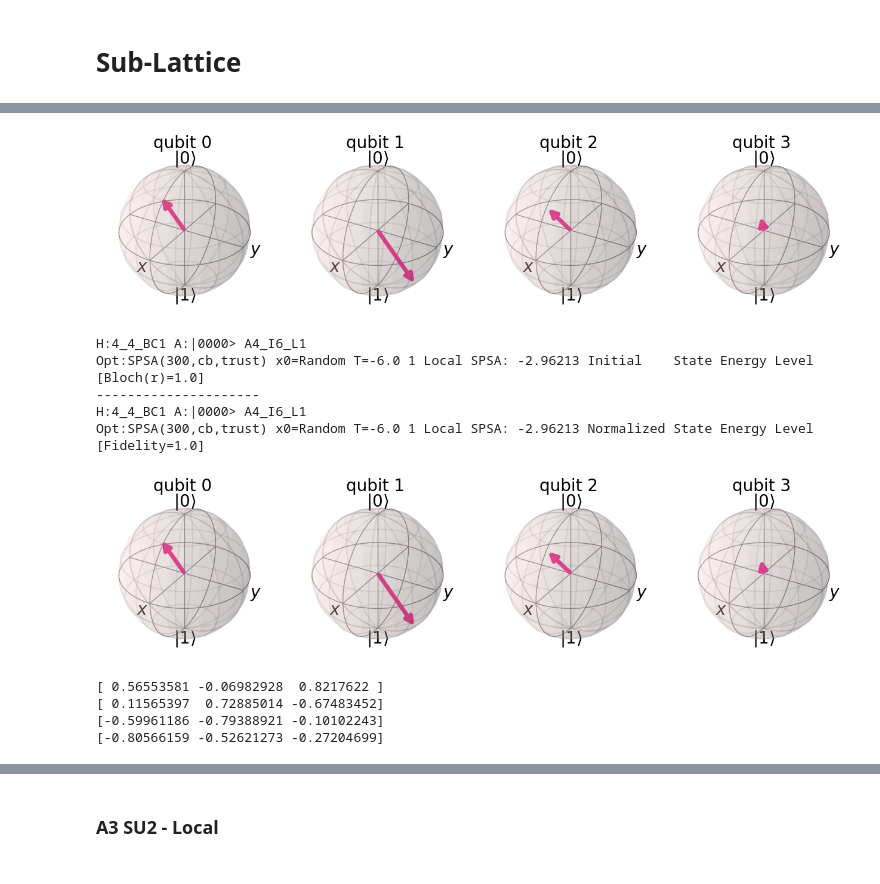
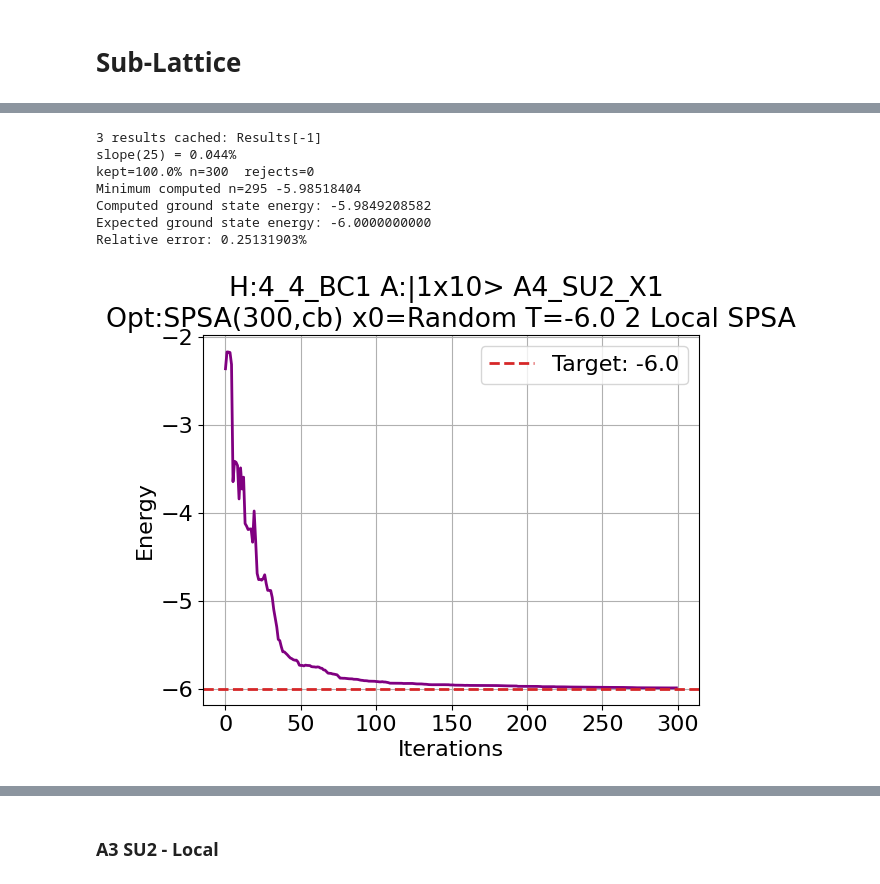
Before and after one commit to rrodenbusch/open-science-prize-2022, a Jupyter notebook: SubLattice.ipynb, the cells around one changed output, grey strips where cells are left out. Drawn from its saved outputs; the diff is of its cells as text; code cells hidden in the pictures.

Commit message:
updated data cacheing

```diff
--- a/SubLattice.ipynb
+++ b/SubLattice.ipynb
@@ -839,11 +677,0 @@ print(f"A[{Alabel}].expectation({Hlabel})={np.around(np.real(E),4)} E0={np.aroun
-# %%
-# fnameFull     = 'FullLatticeResults.dump'
-# fnameSub      = 'SubLatticeResults02.dump'   # Results for the sq_4 analysis
-# fnameSub3 = 'SubLatticeResults03.dump'
-fnameH4_4_BC1 = 'H4_4_BC1.dump'
-
-SubResults = kagome.load_customVQE(fnameH4_4_BC1)
-if len(SubResults) == 0:
-    print(f"{fnameSub} empty; Clearing init_points")
-    init_points.clear()
-# SubResults = []
@@ -885,0 +834,13 @@ SPSA_12_label = 'SPSA(100,cb)'
+# %%
+# fnameFull     = 'FullLatticeResults.dump'
+# fnameSub      = 'SubLatticeResults02.dump'   # Results for the sq_4 analysis
+# fnameSub3 = 'SubLatticeResults03.dump'
+fnameH4_4_BC1 = 'H4_4_BC1.dump'
+fnameH4_4_BCSV = 'H4_4_BCSV.dump'
+SvectorResults = []
+SvectorResults.append(SubResults[-1])
+# SubResults = kagome.load_customVQE(fnameH4_4_BC1)
+# if len(SubResults) == 0:
+#     print(f"{fnameSub} empty; Clearing init_points")
+#     init_points.clear()
+# SubResults = []
@@ -946,26 +918,0 @@ Relative error: 0.01532183%
-# %%
-idx = -1
-myList = SubResults
-custom_vqe=myList[idx]
-
-# kagome.list_results(myList)
-
-plot_bloch_multivector(VQE2MiniSvector(custom_vqe))
-displayNormedData(custom_vqe,nqubits=4)
-
-Svector_normed,_= getNormedState(custom_vqe)
-coords=getCoords(Svector_normed)
-for q_coords in coords:
-    print(np.real(q_coords))
-# %% [output]
-[figure, removed]
-H:4_4_BC1 A:|0000> A4_I6_L1
-Opt:SPSA(300,cb,trust) x0=Random T=-6.0 1 Local SPSA: -2.96213 Initial    State Energy Level [Bloch(r)=1.0]
----------------------
-H:4_4_BC1 A:|0000> A4_I6_L1
-Opt:SPSA(300,cb,trust) x0=Random T=-6.0 1 Local SPSA: -2.96213 Normalized State Energy Level [Fidelity=1.0]
-[figure, removed]
-[ 0.56553581 -0.06982928  0.8217622 ]
-[ 0.11565397  0.72885014 -0.67483452]
-[-0.59961186 -0.79388921 -0.10102243]
-[-0.80566159 -0.52621273 -0.27204699]
@@ -1052,0 +919,24 @@ def linear_slope(data,npoints,scale=None):
+# %%
+idx = -1
+slope_div = 12
+curResult = curCache[idx]
+print(f"{len(curCache)} results cached: Results[{idx}]")
+spsa_data = curResult.SPSA_callback_data
+spsa_data = kagome.get_SPSA_callback()
+if spsa_data is not None:
+    Xdata, Fdata, accepts = parse_callback(spsa_data)
+    if slope_div < 0:
+        npoints = int(-1*slope_div)
+    else:
+        npoints = int(len(Fdata)/slope_div)
+    print(f"slope({npoints}) = {np.around(linear_slope(Fdata,npoints,scale=-1000),3)}%")
+show_callback(curResult)
+# %% [output]
+3 results cached: Results[-1]
+slope(25) = 0.044%
+kept=100.0% n=300  rejects=0
+Minimum computed n=295 -5.98518404
+Computed ground state energy: -5.9849208582
+Expected ground state energy: -6.0000000000
+Relative error: 0.25131903%
+[figure, added]
```
Also changed, not shown: parts of 26 cells of this notebook, 1 other file.
